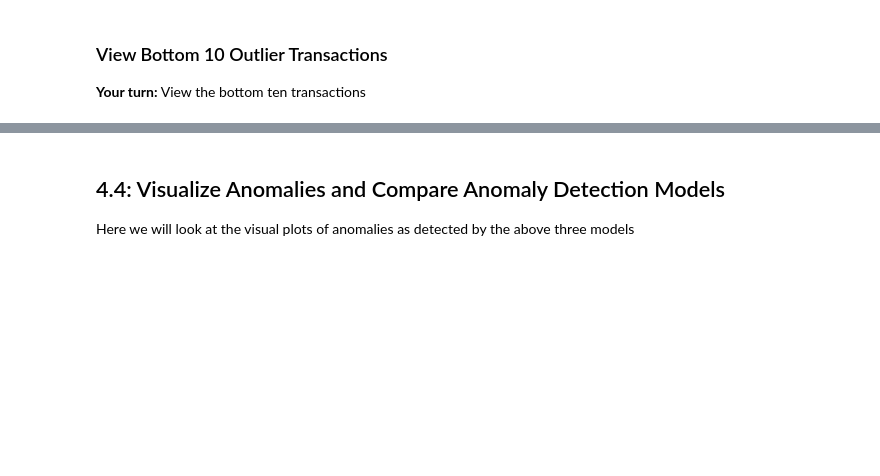
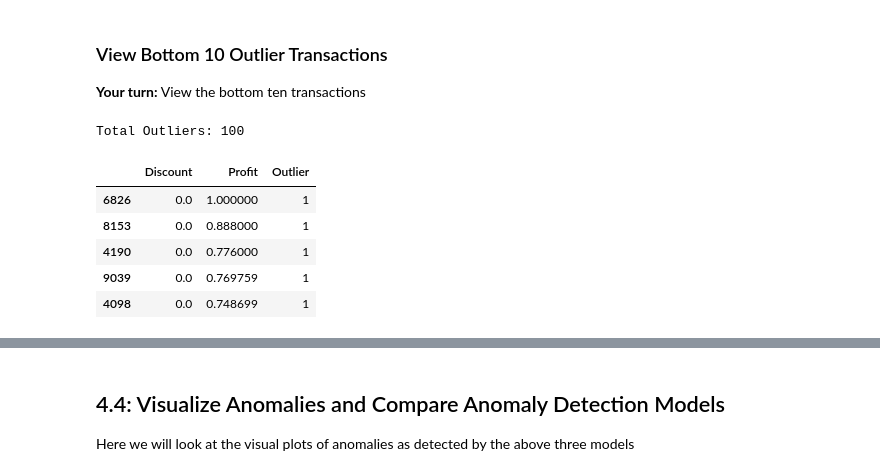
Before and after one commit to sandra-nguemto/anomaly-detection-mini-project, a Jupyter notebook: Mini_Project_Anomaly_Detection.ipynb, the cells around one changed output, grey strips where cells are left out. Drawn from its saved outputs; the diff is of its cells as text; code cells hidden in the pictures; blank space fills up the shorter version.

```diff
--- a/Mini_Project_Anomaly_Detection.ipynb
+++ b/Mini_Project_Anomaly_Detection.ipynb
@@ -543,10 +707,10 @@ Here we initiaze an auto-encoder network with a few hidden layers so that we cou
 # %%
 from pyod.models import auto_encoder
 
-ae_model = auto_encoder.AutoEncoder(hidden_neurons=[2, 32, 32, 2],
-                                    hidden_activation='relu',
-                                    output_activation='sigmoid',
-                                    epochs=100,
+ae_model = auto_encoder.AutoEncoder(hidden_neuron_list=[2, 32, 32, 2],
+                                    hidden_activation_name='relu',
+                                    # output_activation='sigmoid',
+                                    epoch_num=100,
                                     batch_size=32,
                                     contamination=0.01)
 # %% [markdown]
@@ -558,3 +720,5 @@ __Your turn:__ Train the model by calling the `fit()` function on the right data
+# %%
+ae_model.fit(subset_df)
 # %% [markdown]
 ### Filter and Sort Outliers
 
@@ -564,3 +726,5 @@ __Your Turn:__ Predict outliers in our dataset using our trained model and filte
+# %%
+outlier_predictions = ae_model.predict(subset_df)
 # %% [markdown]
 ### View Bottom 10 Outlier Transactions
 
@@ -569,0 +732,16 @@ __Your turn:__ View the bottom ten transactions
+# %%
+outliers_df = subset_df.copy(deep=True)
+outliers_df['Outlier'] = outlier_predictions
+outliers_df = outliers_df[outliers_df['Outlier'] == 1]
+
+print('Total Outliers:', len(outliers_df))
+outliers_sorted = outliers_df.sort_values(by=['Profit', 'Discount'], ascending=False)
+outliers_sorted.head(5)
+# %% [output]
+Total Outliers: 100
+|  | Discount | Profit | Outlier |
+| 6826 | 0.0 | 1.000000 | 1 |
+| 8153 | 0.0 | 0.888000 | 1 |
+| 4190 | 0.0 | 0.776000 | 1 |
+| 9039 | 0.0 | 0.769759 | 1 |
+| 4098 | 0.0 | 0.748699 | 1 |
```
Also changed, not shown: parts of 32 cells of this notebook.
